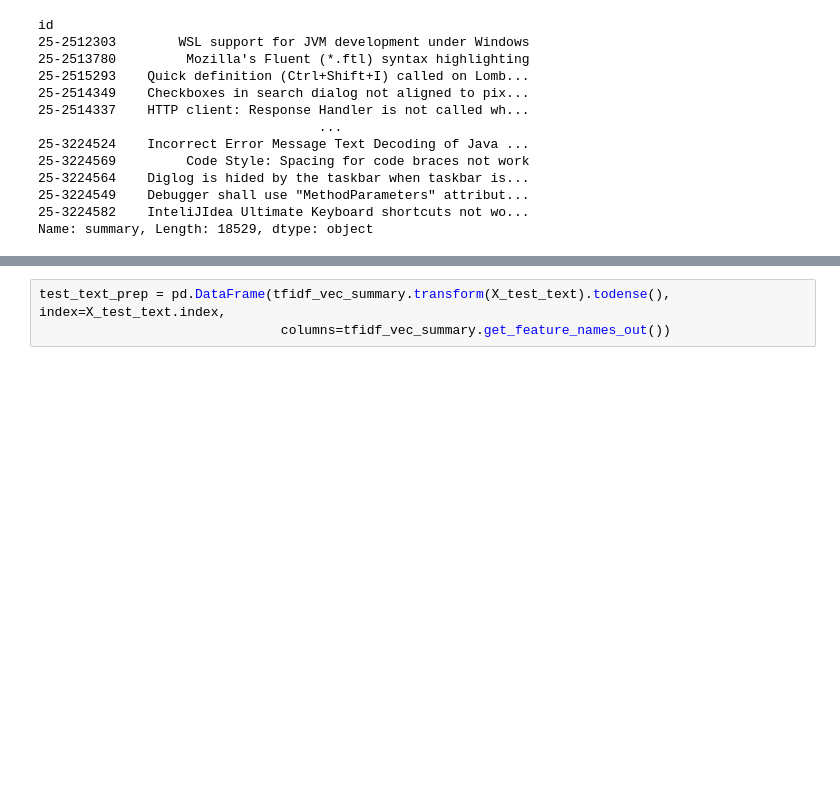
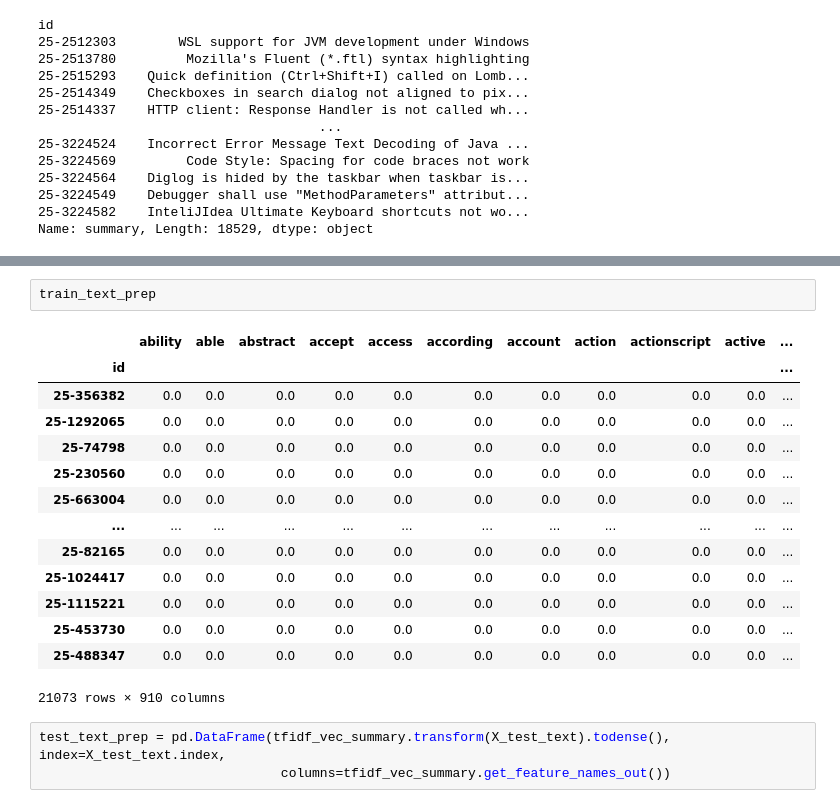
Before and after one commit to W1ldGoose/Data-Science, a Jupyter notebook: Radiculitki.ipynb, the cells around one changed output, grey strips where cells are left out. Saved outputs shown, nothing was run; the diff lists cells and outputs as text; blank space fills up the shorter version.

```diff
--- a/Radiculitki.ipynb
+++ b/Radiculitki.ipynb
@@ -298,3 +295,20 @@ train_text_prep
+# %%
+train_text_prep
+# %% [output]
+|  | ability | able | abstract | accept | access | according | account | action | actionscript | active | ... |
+| id |  |  |  |  |  |  |  |  |  |  | ... |
+| 25-356382 | 0.0 | 0.0 | 0.0 | 0.0 | 0.0 | 0.0 | 0.0 | 0.0 | 0.0 | 0.0 | ... |
+| 25-1292065 | 0.0 | 0.0 | 0.0 | 0.0 | 0.0 | 0.0 | 0.0 | 0.0 | 0.0 | 0.0 | ... |
+| 25-74798 | 0.0 | 0.0 | 0.0 | 0.0 | 0.0 | 0.0 | 0.0 | 0.0 | 0.0 | 0.0 | ... |
+| 25-230560 | 0.0 | 0.0 | 0.0 | 0.0 | 0.0 | 0.0 | 0.0 | 0.0 | 0.0 | 0.0 | ... |
+| 25-663004 | 0.0 | 0.0 | 0.0 | 0.0 | 0.0 | 0.0 | 0.0 | 0.0 | 0.0 | 0.0 | ... |
+| ... | ... | ... | ... | ... | ... | ... | ... | ... | ... | ... | ... |
+| 25-82165 | 0.0 | 0.0 | 0.0 | 0.0 | 0.0 | 0.0 | 0.0 | 0.0 | 0.0 | 0.0 | ... |
+| 25-1024417 | 0.0 | 0.0 | 0.0 | 0.0 | 0.0 | 0.0 | 0.0 | 0.0 | 0.0 | 0.0 | ... |
+| 25-1115221 | 0.0 | 0.0 | 0.0 | 0.0 | 0.0 | 0.0 | 0.0 | 0.0 | 0.0 | 0.0 | ... |
+| 25-453730 | 0.0 | 0.0 | 0.0 | 0.0 | 0.0 | 0.0 | 0.0 | 0.0 | 0.0 | 0.0 | ... |
+| 25-488347 | 0.0 | 0.0 | 0.0 | 0.0 | 0.0 | 0.0 | 0.0 | 0.0 | 0.0 | 0.0 | ... |
+21073 rows × 910 columns
 # %%
 test_text_prep = pd.DataFrame(tfidf_vec_summary.transform(X_test_text).todense(), index=X_test_text.index,
                                columns=tfidf_vec_summary.get_feature_names_out())
```
Also changed, not shown: parts of 27 cells of this notebook.
